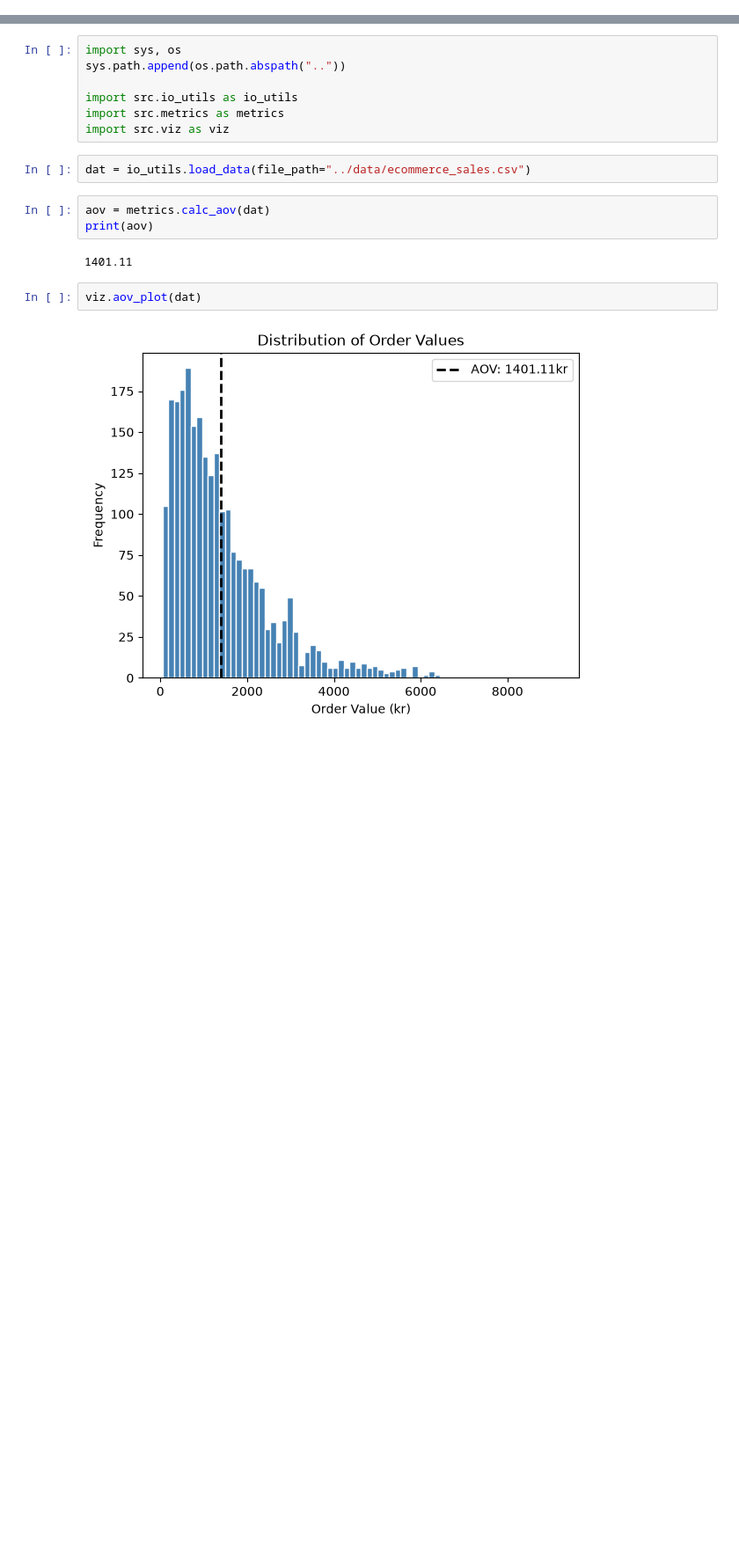
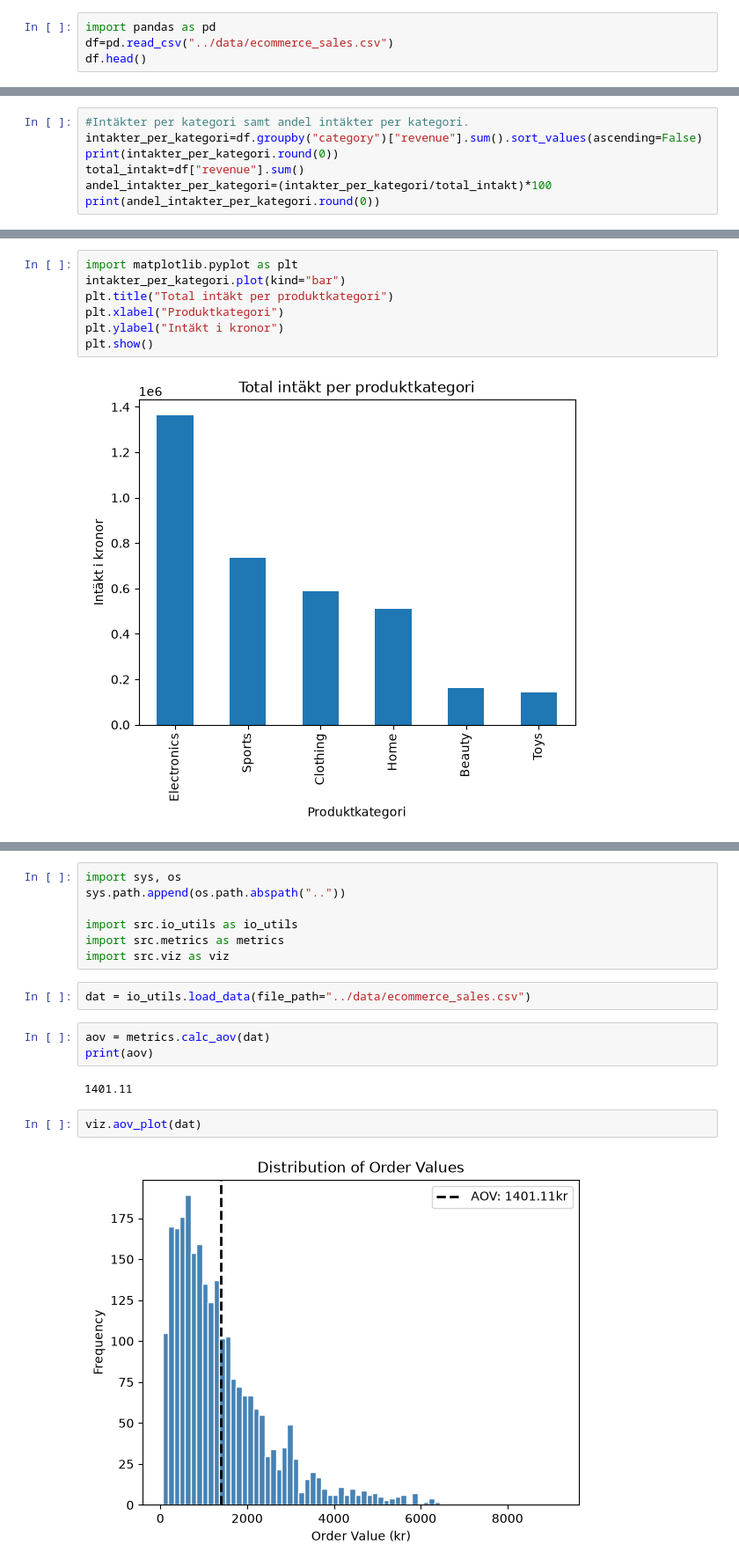
Before and after one commit to VafaNasirova-analytics/e-handel-analys, a Jupyter notebook: notebooks/report.ipynb, the cells around one changed output, grey strips where cells are left out. Shown at 88% size. Saved outputs shown, nothing was run; the diff lists cells and outputs as text; blank space fills up the shorter version.

```diff
--- a/notebooks/report.ipynb
+++ b/notebooks/report.ipynb
@@ -0,0 +9,4 @@
+# %%
+import pandas as pd
+df=pd.read_csv("../data/ecommerce_sales.csv")
+df.head()
@@ -0,0 +62,7 @@
+# %%
+#Intäkter per kategori samt andel intäkter per kategori.
+intakter_per_kategori=df.groupby("category")["revenue"].sum().sort_values(ascending=False)
+print(intakter_per_kategori.round(0))
+total_intakt=df["revenue"].sum()
+andel_intakter_per_kategori=(intakter_per_kategori/total_intakt)*100
+print(andel_intakter_per_kategori.round(0))
@@ -0,0 +129,9 @@
+# %%
+import matplotlib.pyplot as plt
+intakter_per_kategori.plot(kind="bar")
+plt.title("Total intäkt per produktkategori")
+plt.xlabel("Produktkategori")
+plt.ylabel("Intäkt i kronor")
+plt.show()
+# %% [output]
+[figure, added]
```
Also changed, not shown: parts of 17 cells of this notebook.
